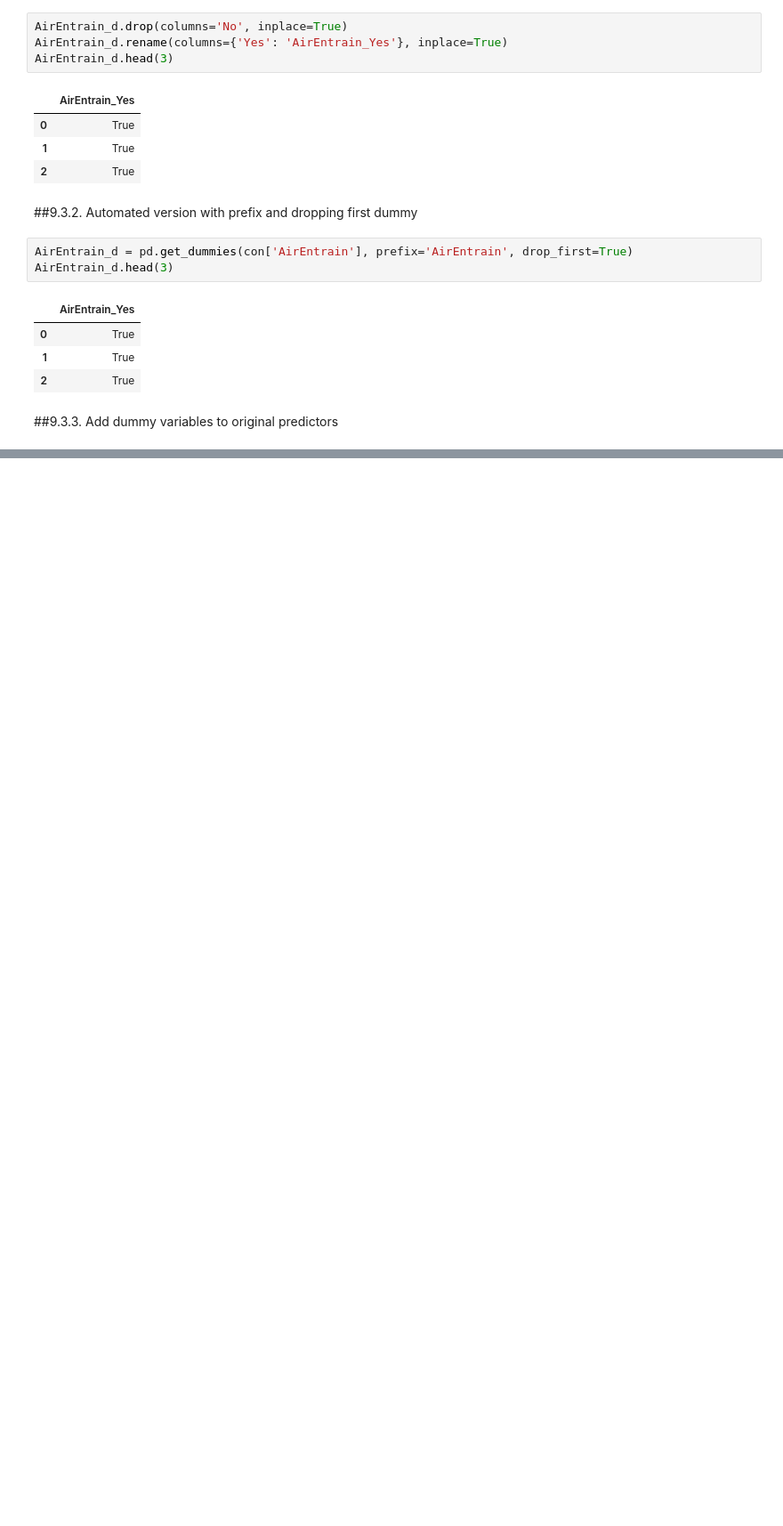
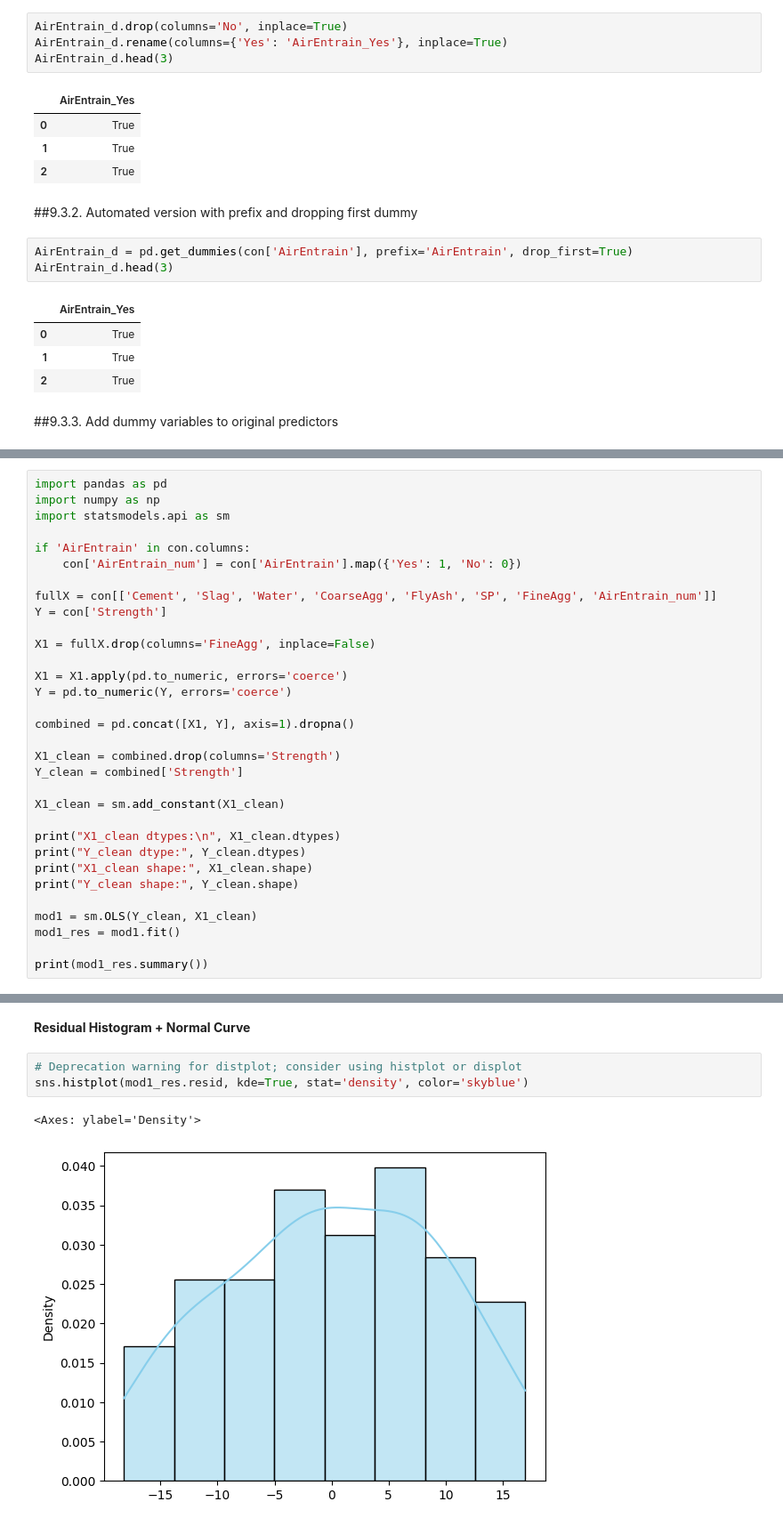
Before and after one commit to Aishaamalik/Data-Analysis-Intern, a Jupyter notebook: week_0.ipynb, the cells around one changed output, grey strips where cells are left out. Shown at 89% size. Drawn from its saved outputs; the diff is of its cells as text; blank space fills up the shorter version.

```diff
--- a/week_0.ipynb
+++ b/week_0.ipynb
@@ -2014,0 +2196,32 @@ fullX.head()
+# %%
+import pandas as pd
+import numpy as np
+import statsmodels.api as sm
+
+if 'AirEntrain' in con.columns:
+    con['AirEntrain_num'] = con['AirEntrain'].map({'Yes': 1, 'No': 0})
+
+fullX = con[['Cement', 'Slag', 'Water', 'CoarseAgg', 'FlyAsh', 'SP', 'FineAgg', 'AirEntrain_num']]
+Y = con['Strength']
+
+X1 = fullX.drop(columns='FineAgg', inplace=False)
+
+X1 = X1.apply(pd.to_numeric, errors='coerce')
+Y = pd.to_numeric(Y, errors='coerce')
+
+combined = pd.concat([X1, Y], axis=1).dropna()
+
+X1_clean = combined.drop(columns='Strength')
+Y_clean = combined['Strength']
+
+X1_clean = sm.add_constant(X1_clean)
+
+print("X1_clean dtypes:\n", X1_clean.dtypes)
+print("Y_clean dtype:", Y_clean.dtypes)
+print("X1_clean shape:", X1_clean.shape)
+print("Y_clean shape:", Y_clean.shape)
+
+mod1 = sm.OLS(Y_clean, X1_clean)
+mod1_res = mod1.fit()
+
+print(mod1_res.summary())
@@ -2014,0 +2344,8 @@ fullX.head()
+# %% [markdown]
+**Residual Histogram + Normal Curve**
+# %%
+# Deprecation warning for distplot; consider using histplot or displot
+sns.histplot(mod1_res.resid, kde=True, stat='density', color='skyblue')
+# %% [output]
+<Axes: ylabel='Density'>
+[figure, added]
```
Also changed, not shown: parts of 62 cells of this notebook.
